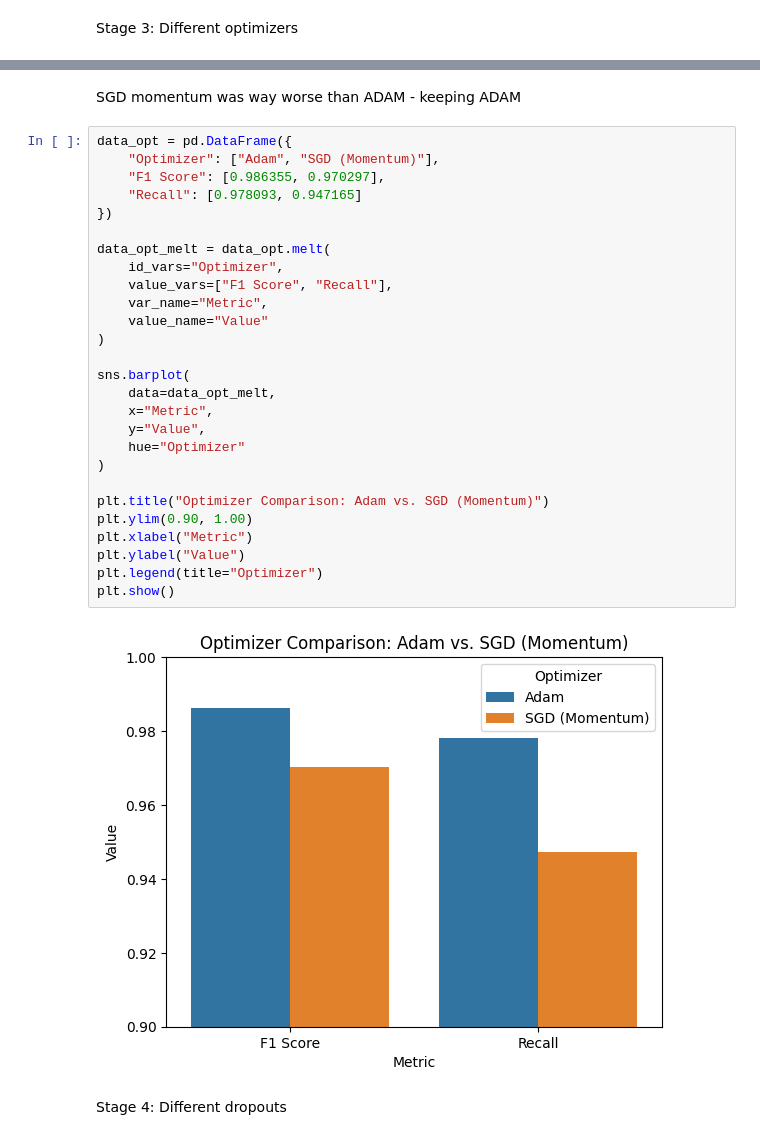
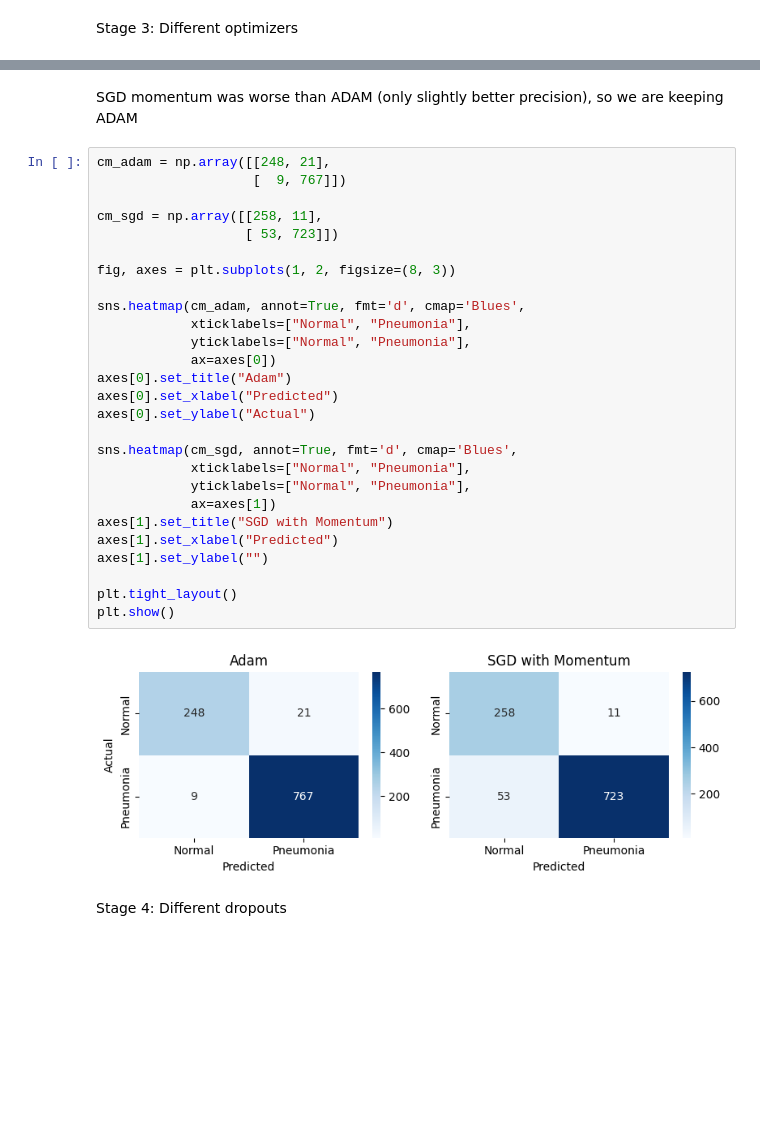
Before and after one commit to arkasharma/resnet50-pneumonia-detection, a Jupyter notebook: xray_preprocessing.ipynb, the cells around one changed output, grey strips where cells are left out. Drawn from its saved outputs; the diff is of its cells as text; blank space fills up the shorter version.

```diff
--- a/xray_preprocessing.ipynb
+++ b/xray_preprocessing.ipynb
@@ -1167,34 +1013,34 @@ Confusion Matrix:
 # %% [markdown]
-SGD momentum was way worse than ADAM - keeping ADAM
+SGD momentum was worse than ADAM (only slightly better precision), so we are keeping ADAM
 # %%
-data_opt = pd.DataFrame({
-    "Optimizer": ["Adam", "SGD (Momentum)"],
-    "F1 Score": [0.986355, 0.970297],
-    "Recall": [0.978093, 0.947165]
-})
+cm_adam = np.array([[248, 21],
+                    [  9, 767]])
 
-data_opt_melt = data_opt.melt(
-    id_vars="Optimizer",
-    value_vars=["F1 Score", "Recall"],
-    var_name="Metric",
-    value_name="Value"
-)
+cm_sgd = np.array([[258, 11],
+                   [ 53, 723]])
 
-sns.barplot(
-    data=data_opt_melt,
-    x="Metric",
-    y="Value",
-    hue="Optimizer"
-)
+fig, axes = plt.subplots(1, 2, figsize=(8, 3))
 
-plt.title("Optimizer Comparison: Adam vs. SGD (Momentum)")
-plt.ylim(0.90, 1.00)
-plt.xlabel("Metric")
-plt.ylabel("Value")
-plt.legend(title="Optimizer")
+sns.heatmap(cm_adam, annot=True, fmt='d', cmap='Blues',
+            xticklabels=["Normal", "Pneumonia"],
+            yticklabels=["Normal", "Pneumonia"],
+            ax=axes[0])
+axes[0].set_title("Adam")
+axes[0].set_xlabel("Predicted")
+axes[0].set_ylabel("Actual")
+
+sns.heatmap(cm_sgd, annot=True, fmt='d', cmap='Blues',
+            xticklabels=["Normal", "Pneumonia"],
+            yticklabels=["Normal", "Pneumonia"],
+            ax=axes[1])
+axes[1].set_title("SGD with Momentum")
+axes[1].set_xlabel("Predicted")
+axes[1].set_ylabel("")
+
+plt.tight_layout()
 plt.show()
 # %% [output]
-[figure, old version]
+[figure, new version]
 # %% [markdown]
 Stage 4: Different dropouts
 # %%
```
Also changed, not shown: parts of 47 cells of this notebook, 1 other file.
